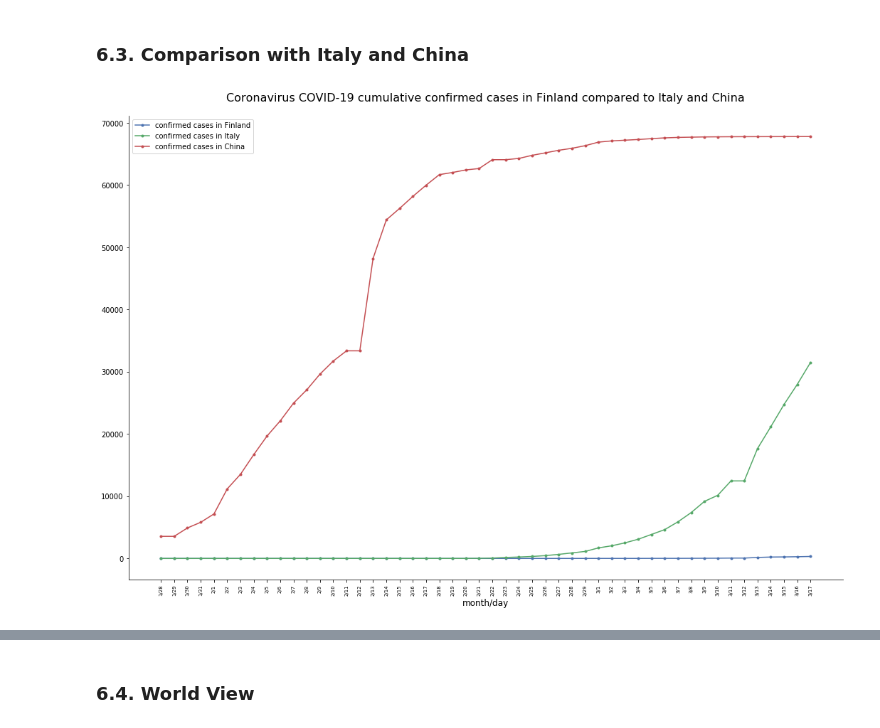
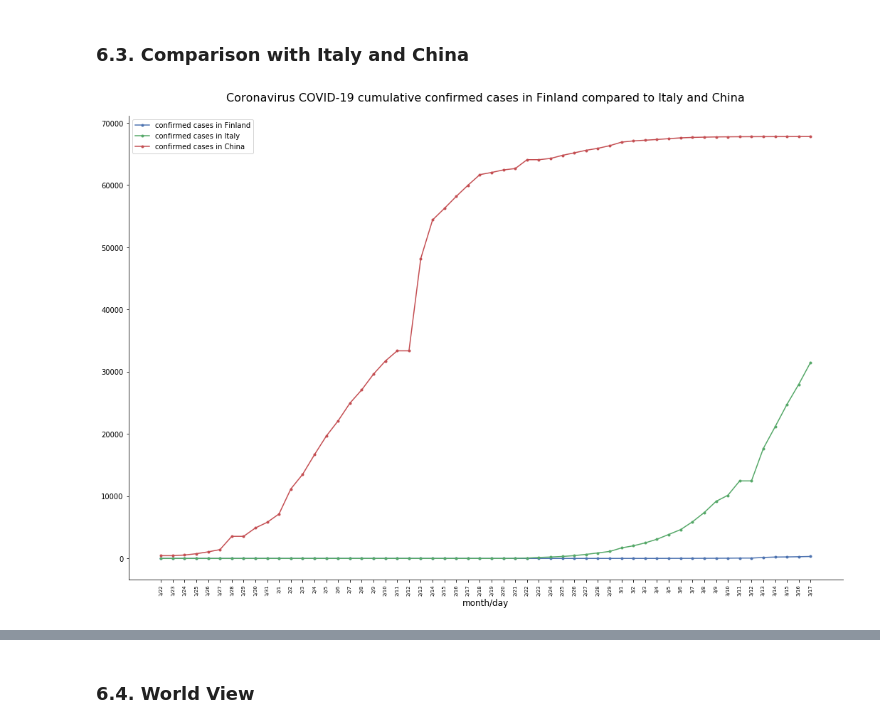
Before and after one commit to BerniHacker/Coronavirus, a Jupyter notebook: Coronavirus_Finland.ipynb, the cells around one changed output, grey strips where cells are left out. Saved outputs shown, nothing was run; the diff lists cells and outputs as text; code cells hidden in the pictures.

```diff
--- a/Coronavirus_Finland.ipynb
+++ b/Coronavirus_Finland.ipynb
@@ -687,0 +669,16 @@ china_confirmed_pos = extract_non_null(china_confirmed)
+# %%
+# Extracting all data about Finland (from the first available day)
+Finland_0 = extract_country("Finland", 0)
+# Extracting the confirmed cases
+finland_conf_0 = Finland_0[0]
+# Extracting the recivered cases
+finland_recov_0 = Finland_0[1]
+# Extracting the decased cases
+finland_deceas_0 = Finland_0[2]
+
+# Extracting the dataseries from the first confirmed case in the Country
+# by using the function extract_non_null
+# (the function extracts all non null values, not only the leading zeros
+# but this is OK since the total confirmed cases cannot decrease)
+
+finland_conf_pos = extract_non_null(finland_conf_0)
@@ -687,0 +751,7 @@ china_confirmed_pos = extract_non_null(china_confirmed)
+# %%
+# Calling the function extract_country to extract data related to Italy
+Italy_0 = extract_country("Italy", 0)
+italy_conf_0 = Italy_0[0]
+italy_recov_0 = Italy_0[1]
+italy_deceas_0 = Italy_0[2]
+italy_conf_pos = extract_non_null(italy_conf_0)
@@ -687,0 +760,7 @@ china_confirmed_pos = extract_non_null(china_confirmed)
+# %%
+# Calling the function extract_country to extract data related to China
+China_0 = extract_country("China", 0)
+china_conf_0 = China_0[0]
+china_recov_0= China_0[1]
+china_deceas_0 = China_0[2]
+china_conf_pos = extract_non_null(china_conf_0)
@@ -818,16 +980,16 @@ cust_line_plot((days_short, finland_deceased_l, ".", 0, "deceased cases in Finla
 ### 6.3. Comparison with Italy and China<a name="6.3."></a>
 # %%
 # Comparing cumulative confirmed cases over time for Finland, Italy and China
-cust_line_plot((days_short, finland_confirmed_l, ".", 0, "confirmed cases in Finland"),
-               (days_short, italy_confirmed, ".", 2, "confirmed cases in Italy"),
-               (days_short, china_confirmed, ".", 3, "confirmed cases in China"),
+cust_line_plot((days_tot, finland_conf_0, ".", 0, "confirmed cases in Finland"),
+               (days_tot, italy_conf_0, ".", 2, "confirmed cases in Italy"),
+               (days_tot, china_conf_0, ".", 3, "confirmed cases in China"),
                figsize_w=18, figsize_h=12,
                title="Coronavirus COVID-19 cumulative confirmed cases in Finland compared to Italy and China",
                title_fs=16, title_offset=20,
                rem_borders=True,
                x_label="month/day", xlabel_fs=12,
                xvalues_fs=7,rot=90,
                y_label=None, ylabel_fs=12,
                legend=True)
 # %% [output]
-[figure, old version]
+[figure, new version]
```
Also changed, not shown: parts of 58 cells of this notebook, 1 other file.
